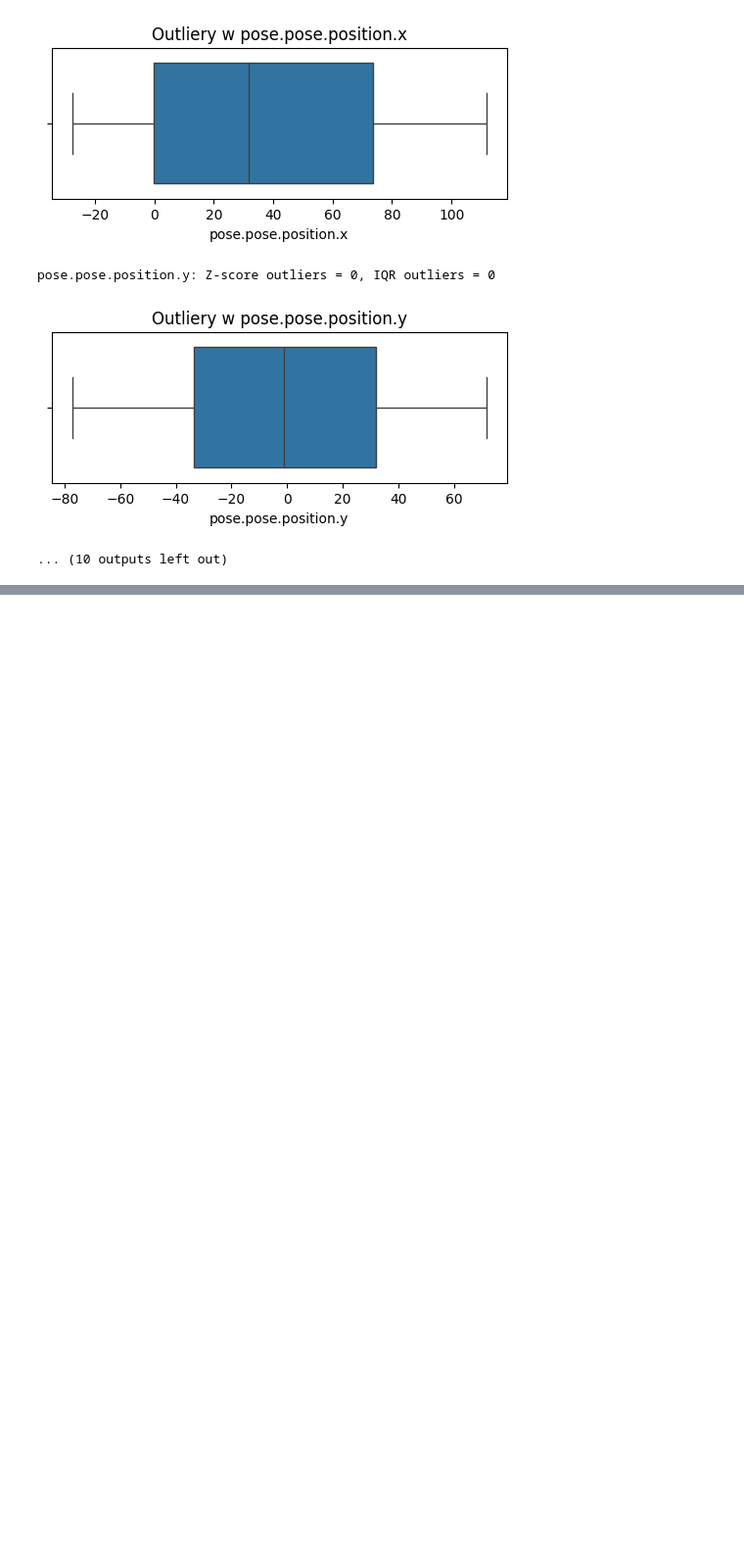
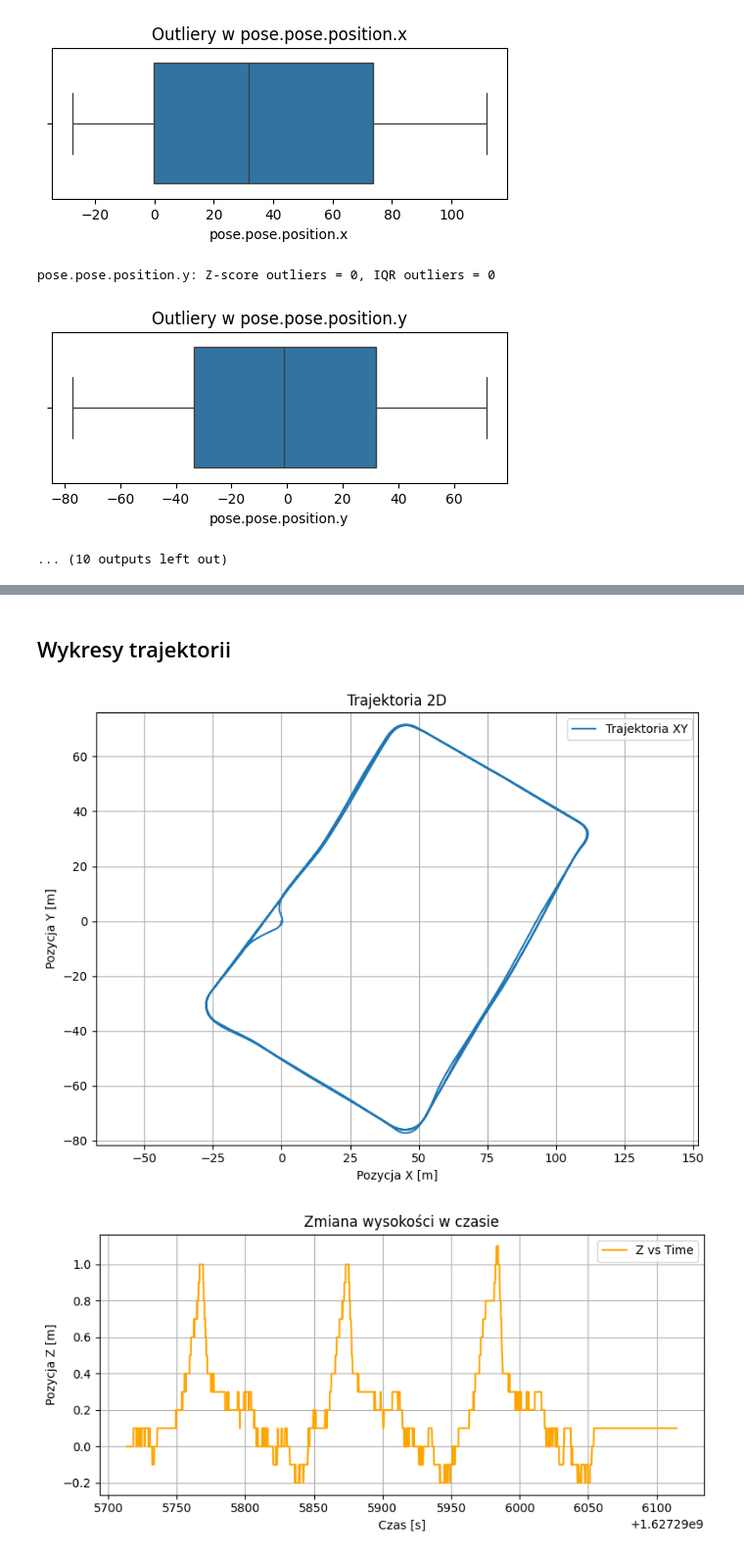
Before and after one commit to KingaBurnejko/DataWarehousesAndAnalyticalProcessing-project, a Jupyter notebook: F_data-analysis.ipynb, the cells around one changed output, grey strips where cells are left out. Shown at 98% size. Cells and saved outputs as stored; diff of their text form; code cells hidden in the pictures; blank space fills up the shorter version.

```diff
--- a/F_data-analysis.ipynb
+++ b/F_data-analysis.ipynb
@@ -228,0 +368,37 @@ pose.pose.position.y: Z-score outliers = 0, IQR outliers = 0
+# %% [markdown]
+## Wykresy trajektorii
+# %%
+plt.figure(figsize=(8,6))
+plt.plot(gps_df['pose.pose.position.x'], gps_df['pose.pose.position.y'], label='Trajektoria XY')
+plt.xlabel('Pozycja X [m]')
+plt.ylabel('Pozycja Y [m]')
+plt.title('Trajektoria 2D')
+plt.grid(True)
+plt.legend()
+plt.axis('equal')
+plt.tight_layout()
+plt.show()
+
+plt.figure(figsize=(8,4))
+plt.plot(gps_df['Time'], gps_df['pose.pose.position.z'], color='orange', label='Z vs Time')
+plt.xlabel('Czas [s]')
+plt.ylabel('Pozycja Z [m]')
+plt.title('Zmiana wysokości w czasie')
+plt.grid(True)
+plt.legend()
+plt.tight_layout()
+plt.show()
+
+fig = plt.figure(figsize=(10,6))
+ax = fig.add_subplot(111, projection='3d')
+ax.plot(gps_df['pose.pose.position.x'], gps_df['pose.pose.position.y'], gps_df['pose.pose.position.z'], label='Trajektoria 3D')
+ax.set_xlabel('X [m]')
+ax.set_ylabel('Y [m]')
+ax.set_zlabel('Z [m]')
+ax.set_title('Trajektoria 3D')
+plt.legend()
+plt.tight_layout()
+plt.show()
+# %% [output]
+[figure, added]
+[figure, added]
```
Also changed, not shown: parts of 10 cells of this notebook.
